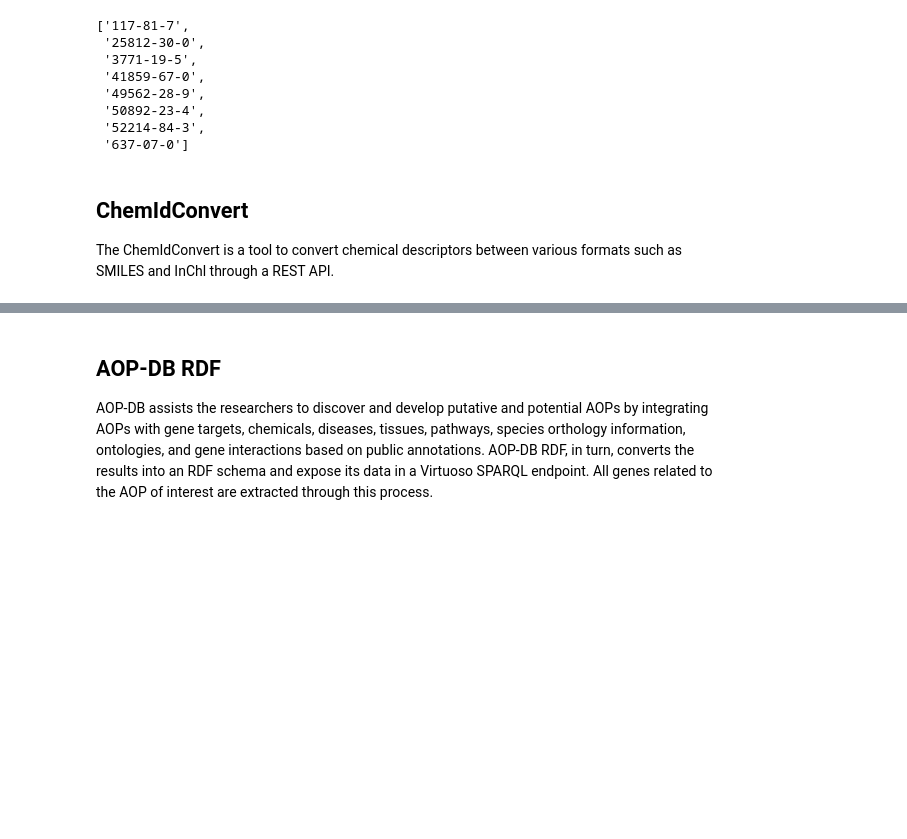
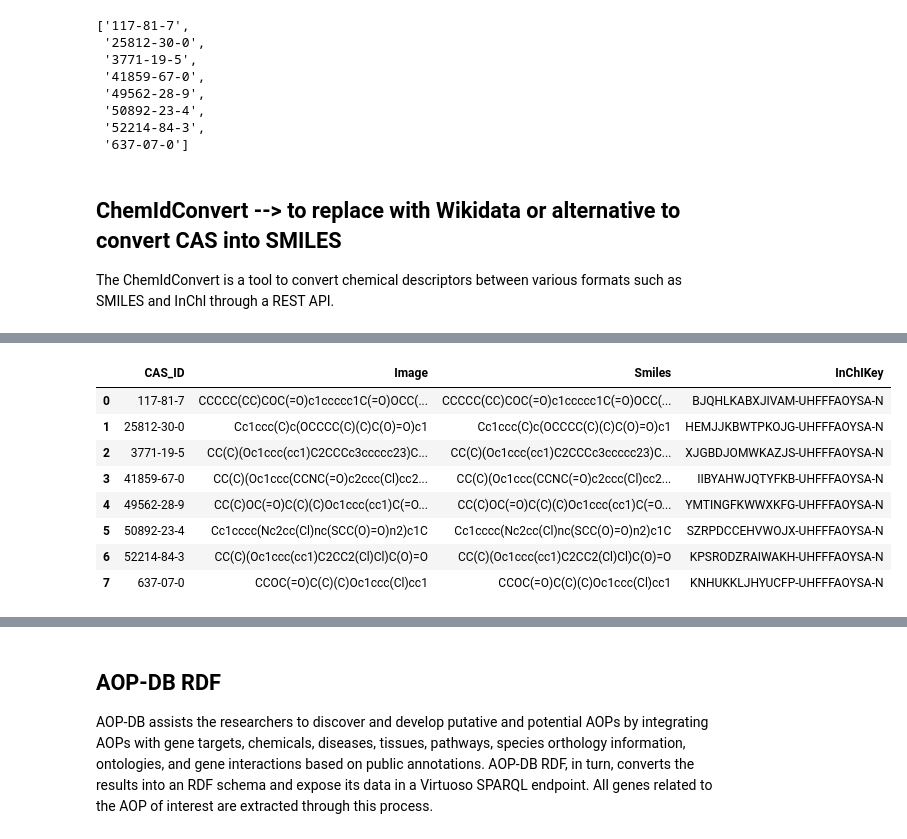
Before and after one commit to VHP4Safety/workflows, a Jupyter notebook: aoplink/aoplink_workflow_jupyter_notebook.ipynb, the cells around one changed output, grey strips where cells are left out. Saved outputs shown, nothing was run; the diff lists cells and outputs as text; code cells hidden in the pictures; blank space fills up the shorter version.

Commit message:
separated cactus and cdkdepict code blocks

```diff
--- a/aoplink/aoplink_workflow_jupyter_notebook.ipynb
+++ b/aoplink/aoplink_workflow_jupyter_notebook.ipynb
@@ -229,25 +229,16 @@ compounds
  '52214-84-3',
  '637-07-0']
 # %% [markdown]
-## ChemIdConvert
+## ChemIdConvert --> to replace with Wikidata or alternative to convert CAS into SMILES
 The ChemIdConvert is a tool to convert chemical descriptors between various formats such as SMILES and InChl through a REST API.
 # %%
 compoundstable = pd.DataFrame(columns=['CAS_ID', 'Image', 'Smiles', 'InChIKey'])
 
-# Fill "compounds" with the "smiles" by the compound name.
+# Fill "compounds" with the "smiles" by the compound name. This will be utilised in the next step to add chemical structure images.
 for compound in compounds:
     smiles = requests.get(chemidconvert + 'cas/to/smiles', params={'cas': compound}).json()['smiles']
     inchikey = requests.get(chemidconvert + 'smiles/to/inchikey', params={'smiles': smiles}).json()['inchikey']
     compoundstable = compoundstable.append({'CAS_ID': compound, 'Image': smiles, 'Smiles': smiles, 'InChIKey' : inchikey}, ignore_index=True)
 
-def smiles_to_image_html(smiles):  # "smiles" shadows "smiles" from outer scope, use this function only in "to_html().
-    """Gets for each smile the image, in HTML.
-    :param smiles: Takes the “smiles” form “compounds”.
-    :return: The HTML code for the image of the given smiles.
-    """
-    return '<img style="heigth:150px width:150px" src="' + 'https://cdkdepict.cloud.vhp4safety.nl/depict/cot/svg?smi='+urllib.parse.quote(smiles)+'"/>'
-
-
-# Return a HTML table of "compounds", after "compounds" is fill by "smiles_to_image_html".
-HTML(compoundstable.to_html(escape=False, formatters=dict(Image=smiles_to_image_html)))
+compoundstable
 # %% [output]
@@ -254,0 +245,9 @@ HTML(compoundstable.to_html(escape=False, formatters=dict(Image=smiles_to_image_
+|  | CAS_ID | Image | Smiles | InChIKey |
+| 0 | 117-81-7 | CCCCC(CC)COC(=O)c1ccccc1C(=O)OCC(... | CCCCC(CC)COC(=O)c1ccccc1C(=O)OCC(... | BJQHLKABXJIVAM-UHFFFAOYSA-N |
+| 1 | 25812-30-0 | Cc1ccc(C)c(OCCCC(C)(C)C(O)=O)c1 | Cc1ccc(C)c(OCCCC(C)(C)C(O)=O)c1 | HEMJJKBWTPKOJG-UHFFFAOYSA-N |
+| 2 | 3771-19-5 | CC(C)(Oc1ccc(cc1)C2CCCc3ccccc23)C... | CC(C)(Oc1ccc(cc1)C2CCCc3ccccc23)C... | XJGBDJOMWKAZJS-UHFFFAOYSA-N |
+| 3 | 41859-67-0 | CC(C)(Oc1ccc(CCNC(=O)c2ccc(Cl)cc2... | CC(C)(Oc1ccc(CCNC(=O)c2ccc(Cl)cc2... | IIBYAHWJQTYFKB-UHFFFAOYSA-N |
+| 4 | 49562-28-9 | CC(C)OC(=O)C(C)(C)Oc1ccc(cc1)C(=O... | CC(C)OC(=O)C(C)(C)Oc1ccc(cc1)C(=O... | YMTINGFKWWXKFG-UHFFFAOYSA-N |
+| 5 | 50892-23-4 | Cc1cccc(Nc2cc(Cl)nc(SCC(O)=O)n2)c1C | Cc1cccc(Nc2cc(Cl)nc(SCC(O)=O)n2)c1C | SZRPDCCEHVWOJX-UHFFFAOYSA-N |
+| 6 | 52214-84-3 | CC(C)(Oc1ccc(cc1)C2CC2(Cl)Cl)C(O)=O | CC(C)(Oc1ccc(cc1)C2CC2(Cl)Cl)C(O)=O | KPSRODZRAIWAKH-UHFFFAOYSA-N |
+| 7 | 637-07-0 | CCOC(=O)C(C)(C)Oc1ccc(Cl)cc1 | CCOC(=O)C(C)(C)Oc1ccc(Cl)cc1 | KNHUKKLJHYUCFP-UHFFFAOYSA-N |
```
Also changed, not shown: parts of 4 cells of this notebook.
